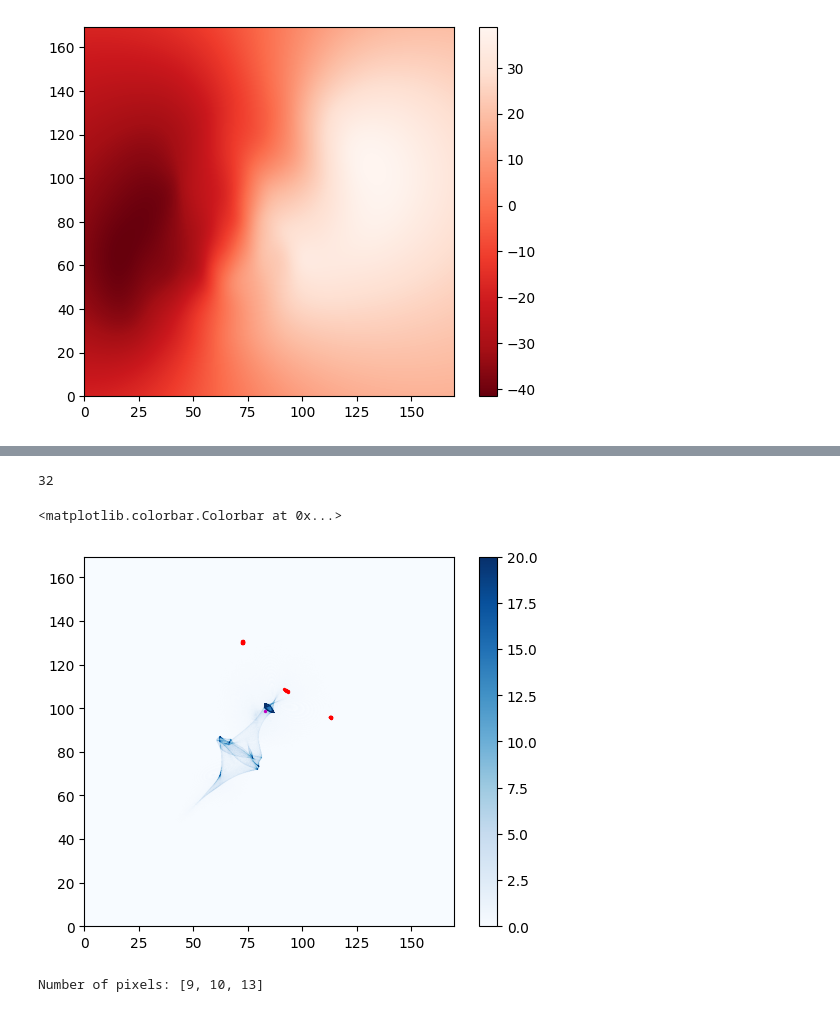
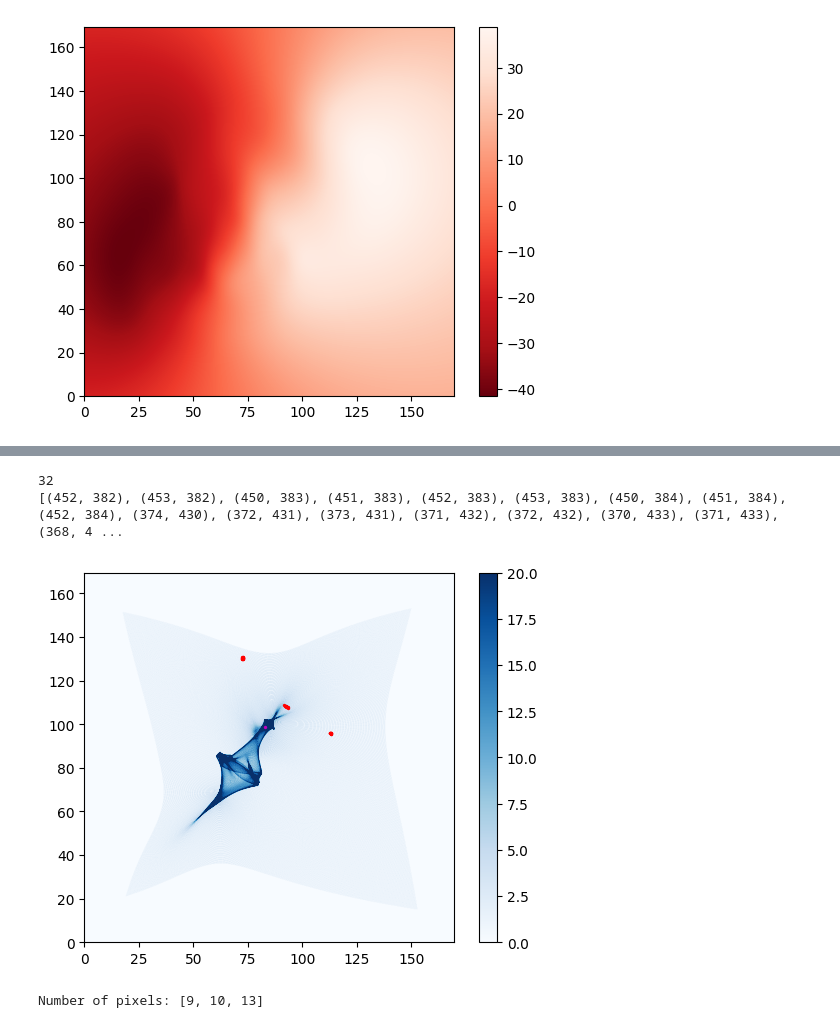
Before and after one commit to diceandcats/SURE-GW-lensing, a Jupyter notebook: Real stuffs/Real_lens.ipynb, the cells around one changed output, grey strips where cells are left out. Drawn from its saved outputs; the diff is of its cells as text; code cells hidden in the pictures.

```diff
--- a/Real stuffs/Real_lens.ipynb
+++ b/Real stuffs/Real_lens.ipynb
@@ -56,7 +69,7 @@ for i in range(0,678):
         #array_test[ceil(ycoord),ceil(xcoord)] += data_img[i,j]*ydec*xdec
         #array_test[ceil(ycoord),floor(xcoord)] += data_img[i,j]*ydec*(1-xdec)
         #array_test[floor(ycoord),ceil(xcoord)] += data_img[i,j]*(1-ydec)*xdec
-        array_test[yfloor,xfloor] += data_img[i,j]*(1-ydec)*(1-xdec)
+        array_test[yfloor,xfloor] += 1
         #img_coord_in_src_coord[floor(ycoord)][floor(xcoord)].append([i,j])
 
 
@@ -103,33 +116,34 @@ x_possible_rounds = {x_round, x_round - 1} if coord_x_r == 0.5 else {x_round}
 
 coordinates = []
 n = 0
 
 # Iterate over a pre-defined range, assuming alpha_y_2d and alpha_x_2d are indexed appropriately
 for i in range(size):
     for j in range(size):
         ycoord, xcoord = i - datay[i, j], j - datax[i, j]
         if round(ycoord) in y_possible_rounds and round(xcoord) in x_possible_rounds:
             coordinates.append((j, i))  # (x, y)
             n += 1
 
 plt.scatter([i[0] * pixscale for i in coordinates], [i[1] * pixscale for i in coordinates], c='r', s=2)
 plt.scatter(coord[0]* pixscale, coord[1]* pixscale, c='m', s=2)
 print(n)
 
 
 '''for (i,j) in circle_coords:
 
     for point in img_coord_in_src_coord[i][j]:
         n+=1
         scatterx.append(point[1])
         scattery.append(point[0])'''
 
 
 
-plt.imshow(array_test, cmap='Blues', vmax=20, extent=[0, size*pixscale, size*pixscale,0 ])
+plt.imshow(array_test, cmap='Blues', vmax = 20, extent=[0, size*pixscale, size*pixscale,0 ])
 plt.gca().invert_yaxis()
 plt.colorbar()
+print(coordinates)
 # %% [output]
 32
+[(452, 382), (453, 382), (450, 383), (451, 383), (452, 383), (453, 383), (450, 384), (451, 384), (452, 384), (374, 430), (372, 431), (373, 431), (371, 432), (372, 432), (370, 433), (371, 433), (368, 4 ...
-<matplotlib.colorbar.Colorbar at 0x...>
-[figure, old version]
+[figure, new version]
```
Also changed, not shown: parts of 9 cells of this notebook, 4 other files.
